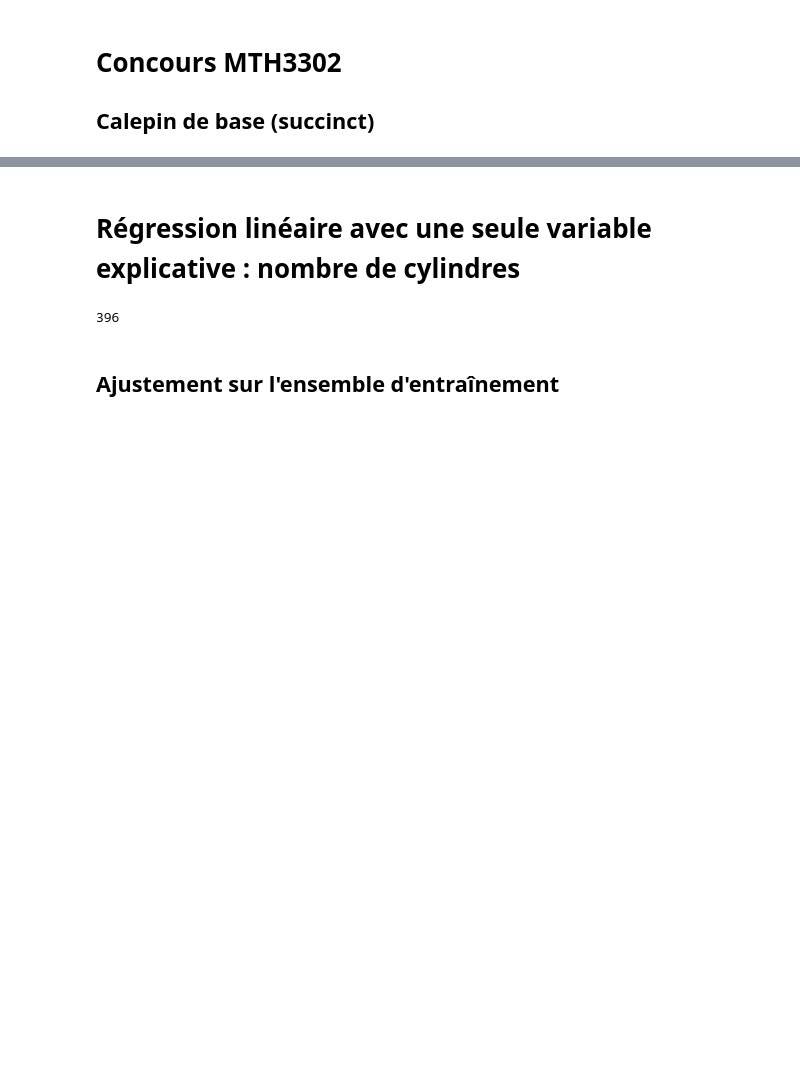
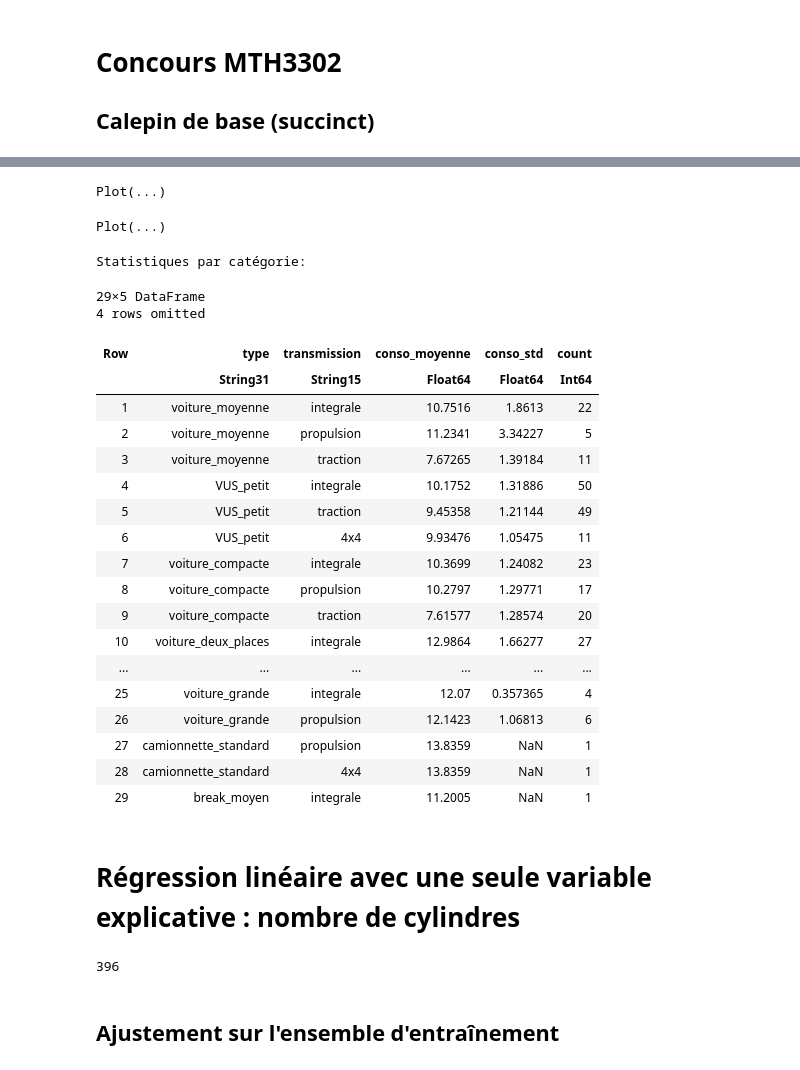
Before and after one commit to Julien9969/MTH3302-projet, a Jupyter notebook: Simon_Concours MTH3302 A24.ipynb, the cells around one changed output, grey strips where cells are left out. Drawn from its saved outputs; the diff is of its cells as text; code cells hidden in the pictures; blank space fills up the shorter version.

```diff
--- a/Simon_Concours MTH3302 A24.ipynb
+++ b/Simon_Concours MTH3302 A24.ipynb
@@ -6,0 +23,18 @@ using CSV, DataFrames
+# %%
+# Charger les données
+train = CSV.read("train.csv", DataFrame, decimal=',')
+
+# 1. Matrice de corrélation pour variables numériques
+function correlation_matrix(df, numeric_cols)
+    # Extraire les colonnes numériques en tant que matrice
+    data_matrix = hcat([df[!, col] for col in numeric_cols]...)
+    cors = cor(data_matrix)
+    return DataFrame(cors, :auto) |> x -> rename!(x, numeric_cols)
+
+end
+
+
+numeric_cols = ["annee", "nombre_cylindres", "cylindree", "consommation"]
+cor_matrix = correlation_matrix(train, numeric_cols)
+println("Matrice de corrélation:")
+display(cor_matrix)
@@ -7,3 +57,64 @@ using CSV, DataFrames
+# %%
+
+# 3. Analyse temporelle avancée
+# Calculer moyenne et écart-type par année
+yearly_stats = combine(groupby(train, :annee),
+    :consommation => mean => :moy_conso,
+    :consommation => std => :std_conso)
+
+p2 = plot(yearly_stats,
+    x=:annee,
+    y=:moy_conso,
+    ymin=yearly_stats.moy_conso .- yearly_stats.std_conso,
+    ymax=yearly_stats.moy_conso .+ yearly_stats.std_conso,
+    Geom.line,
+    Geom.ribbon,
+    Guide.title("Évolution temporelle avec intervalle de confiance"),
+    Theme(background_color="white"))
+# %% [output]
+Plot(...)
+# %%
+# 4. Interaction cylindrée/nombre de cylindres
+p3 = plot(train,
+    x=:cylindree,
+    y=:consommation,
+    color=:nombre_cylindres,
+    Geom.point,
+    Guide.title("Relation cylindrée-consommation par nombre de cylindres"),
+    Theme(background_color="white"))
+# %% [output]
+Plot(...)
+# %%
+# Statistiques descriptives par catégorie
+cat_stats = combine(groupby(train, [:type, :transmission]),
+    :consommation => mean => :conso_moyenne,
+    :consommation => std => :conso_std,
+    nrow => :count)
+
+println("\nStatistiques par catégorie:")
+display(cat_stats)
+# %% [output]
+Statistiques par catégorie:
+29×5 DataFrame
+4 rows omitted
+| Row | type | transmission | conso_moyenne | conso_std | count |
+|  | String31 | String15 | Float64 | Float64 | Int64 |
+| 1 | voiture_moyenne | integrale | 10.7516 | 1.8613 | 22 |
+| 2 | voiture_moyenne | propulsion | 11.2341 | 3.34227 | 5 |
+| 3 | voiture_moyenne | traction | 7.67265 | 1.39184 | 11 |
+| 4 | VUS_petit | integrale | 10.1752 | 1.31886 | 50 |
+| 5 | VUS_petit | traction | 9.45358 | 1.21144 | 49 |
+| 6 | VUS_petit | 4x4 | 9.93476 | 1.05475 | 11 |
+| 7 | voiture_compacte | integrale | 10.3699 | 1.24082 | 23 |
+| 8 | voiture_compacte | propulsion | 10.2797 | 1.29771 | 17 |
+| 9 | voiture_compacte | traction | 7.61577 | 1.28574 | 20 |
+| 10 | voiture_deux_places | integrale | 12.9864 | 1.66277 | 27 |
+| ... | ... | ... | ... | ... | ... |
+| 25 | voiture_grande | integrale | 12.07 | 0.357365 | 4 |
+| 26 | voiture_grande | propulsion | 12.1423 | 1.06813 | 6 |
+| 27 | camionnette_standard | propulsion | 13.8359 | NaN | 1 |
+| 28 | camionnette_standard | 4x4 | 13.8359 | NaN | 1 |
+| 29 | break_moyen | integrale | 11.2005 | NaN | 1 |
 # %%
 train = CSV.read("train.csv", DataFrame, decimal=',')
 test = CSV.read("test.csv", DataFrame, decimal=',');
```
Also changed, not shown: parts of 5 cells of this notebook.
